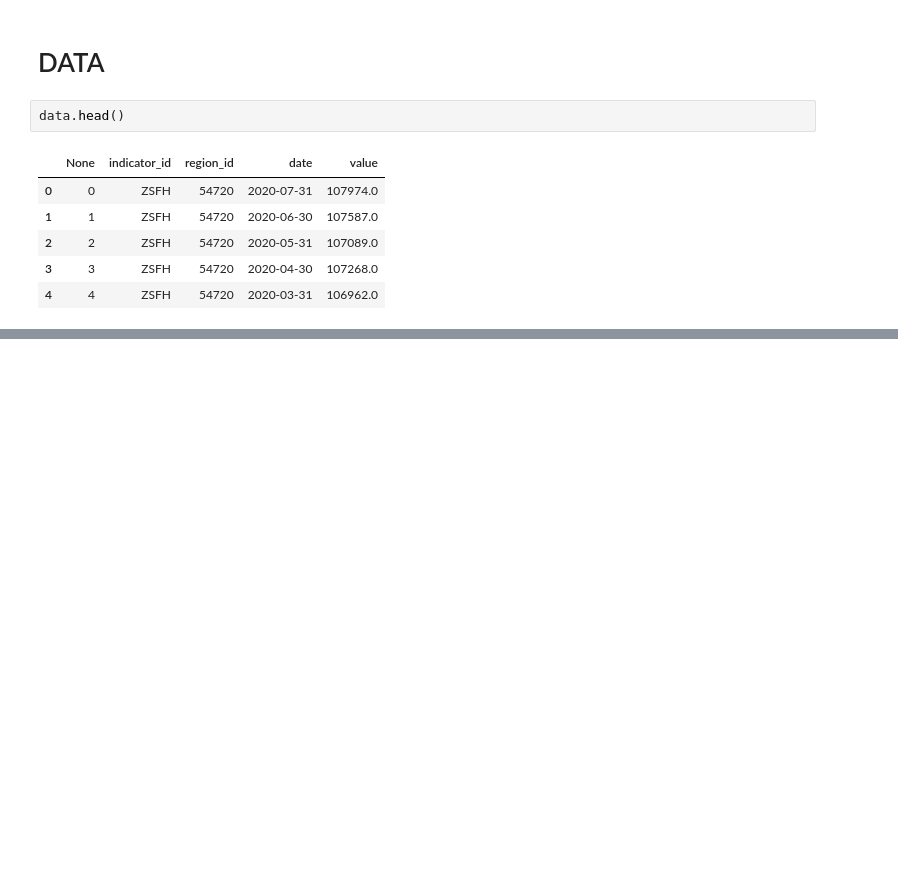
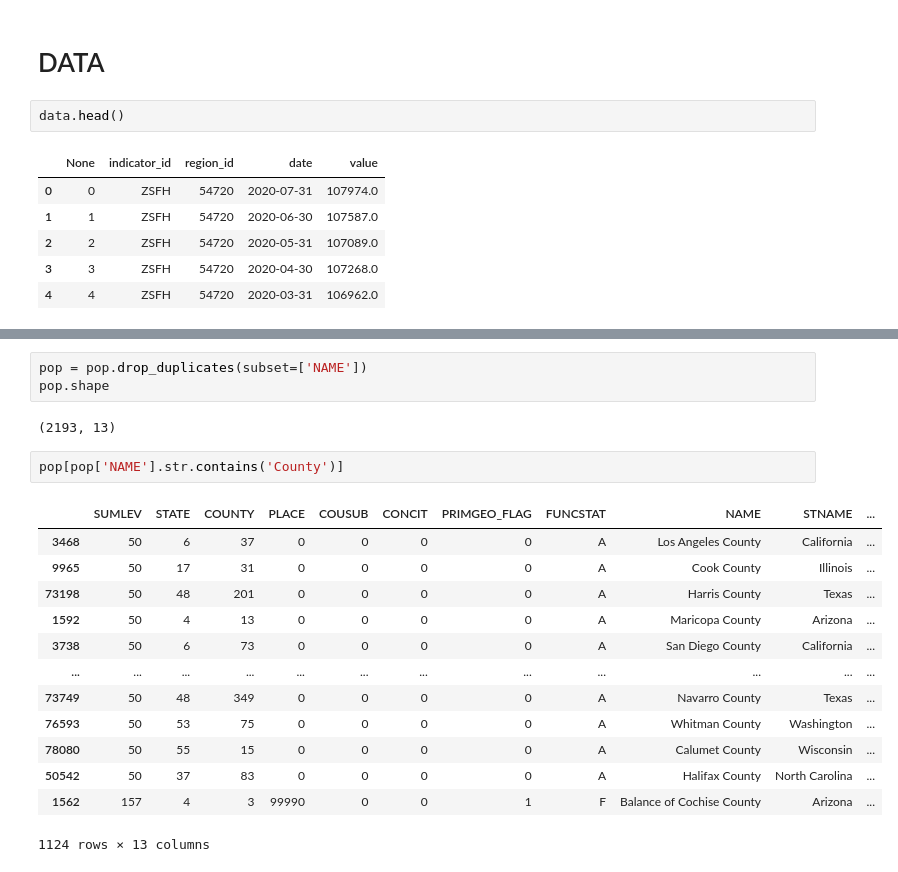
Before and after one commit to BloomTech-Labs/Labs26-Citrics-DS-TeamC, a Jupyter notebook: Real_Estate.ipynb, the cells around one changed output, grey strips where cells are left out. Drawn from its saved outputs; the diff is of its cells as text; blank space fills up the shorter version.

```diff
--- a/Real_Estate.ipynb
+++ b/Real_Estate.ipynb
@@ -899,0 +1116,21 @@ FrozenList(['region_id', 'indicator_id'])
+# %%
+pop = pop.drop_duplicates(subset=['NAME'])
+pop.shape
+# %% [output]
+(2193, 13)
+# %%
+pop[pop['NAME'].str.contains('County')]
+# %% [output]
+|  | SUMLEV | STATE | COUNTY | PLACE | COUSUB | CONCIT | PRIMGEO_FLAG | FUNCSTAT | NAME | STNAME | ... |
+| 3468 | 50 | 6 | 37 | 0 | 0 | 0 | 0 | A | Los Angeles County | California | ... |
+| 9965 | 50 | 17 | 31 | 0 | 0 | 0 | 0 | A | Cook County | Illinois | ... |
+| 73198 | 50 | 48 | 201 | 0 | 0 | 0 | 0 | A | Harris County | Texas | ... |
+| 1592 | 50 | 4 | 13 | 0 | 0 | 0 | 0 | A | Maricopa County | Arizona | ... |
+| 3738 | 50 | 6 | 73 | 0 | 0 | 0 | 0 | A | San Diego County | California | ... |
+| ... | ... | ... | ... | ... | ... | ... | ... | ... | ... | ... | ... |
+| 73749 | 50 | 48 | 349 | 0 | 0 | 0 | 0 | A | Navarro County | Texas | ... |
+| 76593 | 50 | 53 | 75 | 0 | 0 | 0 | 0 | A | Whitman County | Washington | ... |
+| 78080 | 50 | 55 | 15 | 0 | 0 | 0 | 0 | A | Calumet County | Wisconsin | ... |
+| 50542 | 50 | 37 | 83 | 0 | 0 | 0 | 0 | A | Halifax County | North Carolina | ... |
+| 1562 | 157 | 4 | 3 | 99990 | 0 | 0 | 1 | F | Balance of Cochise County | Arizona | ... |
+1124 rows × 13 columns
```
Also changed, not shown: parts of 45 cells of this notebook.
